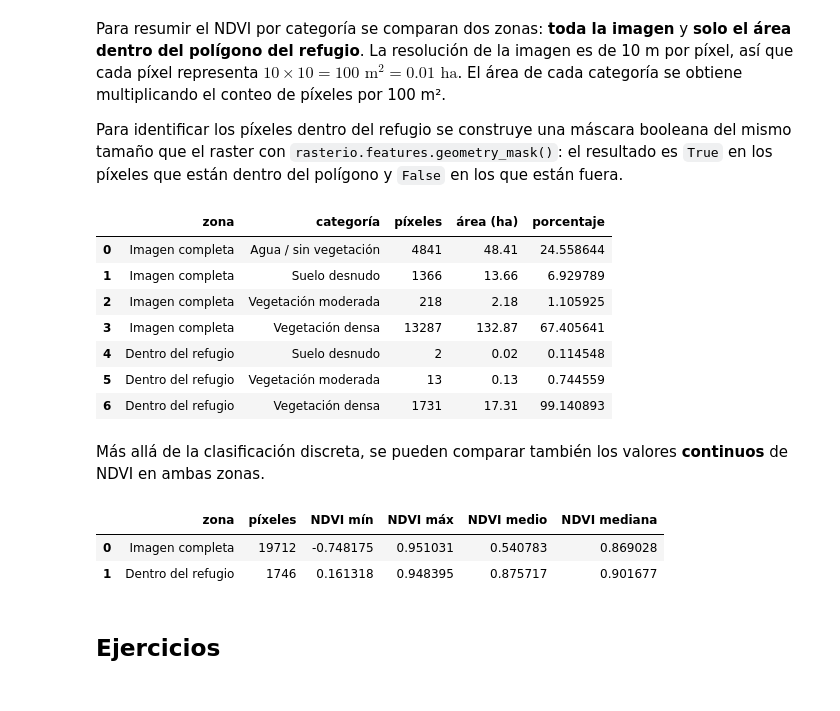
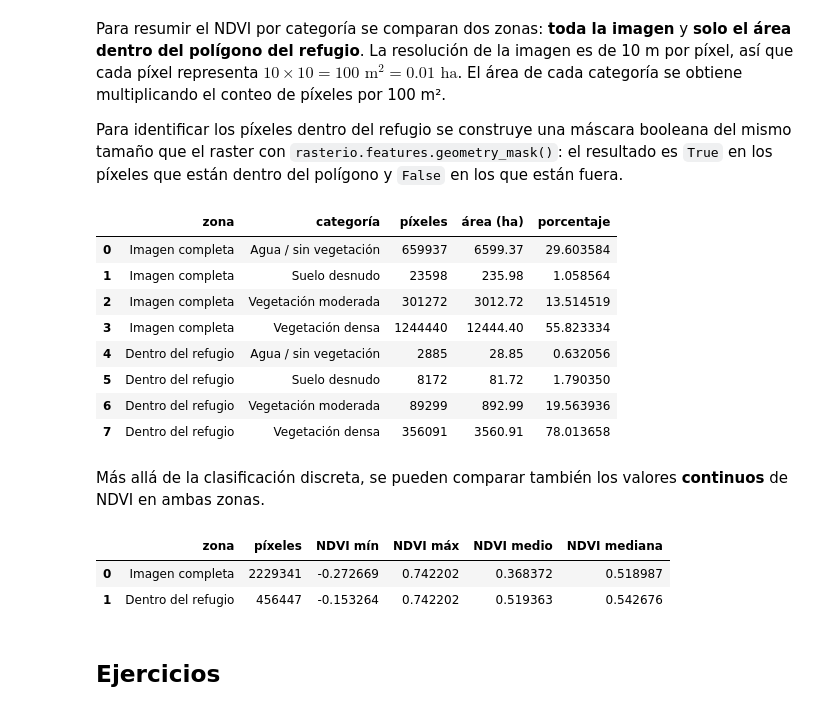
Before and after one commit to tpb708-programacionsig/2026-i, a Jupyter notebook: contenidos/iv-procesamiento-datos-geoespaciales/07-ejemplo-analisis-ndvi-gandoca.ipynb, the cells around one changed output. Saved outputs shown, nothing was run; the diff lists cells and outputs as text; code cells hidden in the pictures.

```diff
--- a/contenidos/iv-procesamiento-datos-geoespaciales/07-ejemplo-analisis-ndvi-gandoca.ipynb
+++ b/contenidos/iv-procesamiento-datos-geoespaciales/07-ejemplo-analisis-ndvi-gandoca.ipynb
@@ -91,8 +91,9 @@ La imagen es un recorte multibanda de la zona costera del Caribe Sur, alojada en
 # %%
 # Lectura de la imagen satelital
 imagen = rasterio.open(
-    'https://github.com/tpb708-programacionsig/2026-i/raw/refs/heads/main/datos/sentinel/gandoca-20240105.tif'
+    'https://github.com/tpb708-programacionsig/2026-i/raw/refs/heads/main/datos/sentinel/gandoca-refugio-20240204.tif'
 )
 
 print(imagen)
+print('Descripciones de las bandas:', imagen.descriptions)
 # %% [output]
@@ -169,7 +171,7 @@ El refugio viene en EPSG:5367 (CR05/CRTM05 antiguo). La imagen satelital está e
 # %%
-# Reproyectar el refugio al CRS de la imagen (EPSG:8857)
-refugio_8857_gdf = refugio_gdf.to_crs(epsg=8857)
+# Reproyectar el refugio al CRS de la imagen (EPSG:32617, UTM 17 N)
+refugio_proj_gdf = refugio_gdf.to_crs(epsg=32617)
 
 # Verificar el nuevo CRS
-refugio_8857_gdf.crs
+refugio_proj_gdf.crs
 # %% [output]
@@ -201,7 +203,12 @@ El contraste entre ambas es la base del NDVI.
 # %%
-# Lectura de las bandas roja (4) y NIR (5) como float32
-red = imagen.read(4).astype('float32')
-nir = imagen.read(5).astype('float32')
+# Lectura de las bandas roja (1) y NIR (2) como float32
+red = imagen.read(1).astype('float32')
+nir = imagen.read(2).astype('float32')
+
+# Enmascarar nodata (Sentinel-2 L2A usa 0 fuera del área válida)
+nodata = imagen.nodata
+red[red == nodata] = np.nan
+nir[nir == nodata] = np.nan
 
 # Cálculo del NDVI con manejo de la división por cero
 with np.errstate(divide='ignore', invalid='ignore'):
@@ -244,10 +251,14 @@ etiquetas = [
 # Asignar a cada píxel su categoría (1, 2, 3 o 4)
 clases = np.digitize(ndvi, bins=umbrales[1:-1]) + 1
 
+# Los píxeles NaN (nodata, fuera de la escena) quedan en la última
+# categoría por defecto; se reasignan a la clase 0 (sin datos).
+clases = np.where(np.isnan(ndvi), 0, clases).astype('uint8')
+
 # Paleta categórica
 colores = ['#3366cc', '#deb887', '#9acd32', '#006400']
-cmap = ListedColormap(colores)
-norm = BoundaryNorm([1, 2, 3, 4, 5], cmap.N)
+cmap = ListedColormap(['white'] + colores)
+norm = BoundaryNorm([0, 1, 2, 3, 4, 5], cmap.N)
 
 # Extensión geográfica del raster, en su CRS, para alinear el polígono
 extent = [
@@ -259,13 +270,13 @@ fig, ax = plt.subplots(figsize=(8, 8))
 ax.imshow(clases, cmap=cmap, norm=norm, extent=extent)
 
 # Sobreponer el polígono del refugio
-refugio_8857_gdf.boundary.plot(
+refugio_proj_gdf.boundary.plot(
     ax=ax, color='red', linewidth=2,
 )
 
 ax.set_title('Clasificación del NDVI con el límite del refugio')
-ax.set_xlabel('Este (m, EPSG:8857)')
-ax.set_ylabel('Norte (m, EPSG:8857)')
+ax.set_xlabel('Este (m, EPSG:32617)')
+ax.set_ylabel('Norte (m, EPSG:32617)')
 
 # Leyenda
 from matplotlib.patches import Patch
@@ -288,46 +299,49 @@ Para identificar los píxeles dentro del refugio se construye una máscara boole
 # %%
 # Máscara booleana: True donde está dentro del refugio
 dentro_refugio = geometry_mask(
-    refugio_8857_gdf.geometry,
+    refugio_proj_gdf.geometry,
     transform=imagen.transform,
     out_shape=ndvi.shape,
     invert=True,  # invertir: True dentro, False fuera
 )
 
 # Resolución del raster
 res_x, res_y = imagen.res
 area_pixel_m2 = res_x * res_y
 
 
 def resumir(clases_zona: np.ndarray, etiqueta_zona: str) -> pd.DataFrame:
-    valores, conteos = np.unique(clases_zona, return_counts=True)
+    # Excluir la clase 0 (sin datos) del resumen
+    clases_validas = clases_zona[clases_zona > 0]
+    valores, conteos = np.unique(clases_validas, return_counts=True)
     return pd.DataFrame({
         'zona': etiqueta_zona,
         'categoría': [etiquetas[v - 1] for v in valores],
         'píxeles': conteos,
         'área (ha)': conteos * area_pixel_m2 / 10_000,
         'porcentaje': 100 * conteos / conteos.sum(),
     })
 
 
 # Estadísticas para la imagen completa
 resumen_total = resumir(clases, 'Imagen completa')
 
 # Estadísticas dentro del refugio
 resumen_refugio = resumir(clases[dentro_refugio], 'Dentro del refugio')
 
 # Tabla combinada
 resumen = pd.concat([resumen_total, resumen_refugio], ignore_index=True)
 resumen
 # %% [output]
 |  | zona | categoría | píxeles | área (ha) | porcentaje |
-| 0 | Imagen completa | Agua / sin vegetación | 4841 | 48.41 | 24.558644 |
-| 1 | Imagen completa | Suelo desnudo | 1366 | 13.66 | 6.929789 |
-| 2 | Imagen completa | Vegetación moderada | 218 | 2.18 | 1.105925 |
-| 3 | Imagen completa | Vegetación densa | 13287 | 132.87 | 67.405641 |
-| 4 | Dentro del refugio | Suelo desnudo | 2 | 0.02 | 0.114548 |
-| 5 | Dentro del refugio | Vegetación moderada | 13 | 0.13 | 0.744559 |
-| 6 | Dentro del refugio | Vegetación densa | 1731 | 17.31 | 99.140893 |
+| 0 | Imagen completa | Agua / sin vegetación | 659937 | 6599.37 | 29.603584 |
+| 1 | Imagen completa | Suelo desnudo | 23598 | 235.98 | 1.058564 |
+| 2 | Imagen completa | Vegetación moderada | 301272 | 3012.72 | 13.514519 |
+| 3 | Imagen completa | Vegetación densa | 1244440 | 12444.40 | 55.823334 |
+| 4 | Dentro del refugio | Agua / sin vegetación | 2885 | 28.85 | 0.632056 |
+| 5 | Dentro del refugio | Suelo desnudo | 8172 | 81.72 | 1.790350 |
+| 6 | Dentro del refugio | Vegetación moderada | 89299 | 892.99 | 19.563936 |
+| 7 | Dentro del refugio | Vegetación densa | 356091 | 3560.91 | 78.013658 |
 # %% [markdown]
 Más allá de la clasificación discreta, se pueden comparar también los valores **continuos** de NDVI en ambas zonas.
 # %%
@@ -344,8 +358,8 @@ stats_ndvi = pd.DataFrame({
 stats_ndvi
 # %% [output]
 |  | zona | píxeles | NDVI mín | NDVI máx | NDVI medio | NDVI mediana |
-| 0 | Imagen completa | 19712 | -0.748175 | 0.951031 | 0.540783 | 0.869028 |
-| 1 | Dentro del refugio | 1746 | 0.161318 | 0.948395 | 0.875717 | 0.901677 |
+| 0 | Imagen completa | 2229341 | -0.272669 | 0.742202 | 0.368372 | 0.518987 |
+| 1 | Dentro del refugio | 456447 | -0.153264 | 0.742202 | 0.519363 | 0.542676 |
 # %% [markdown]
 ## Ejercicios
 # %% [markdown]
```
Also changed, not shown: parts of 9 cells of this notebook, 1 other file.
